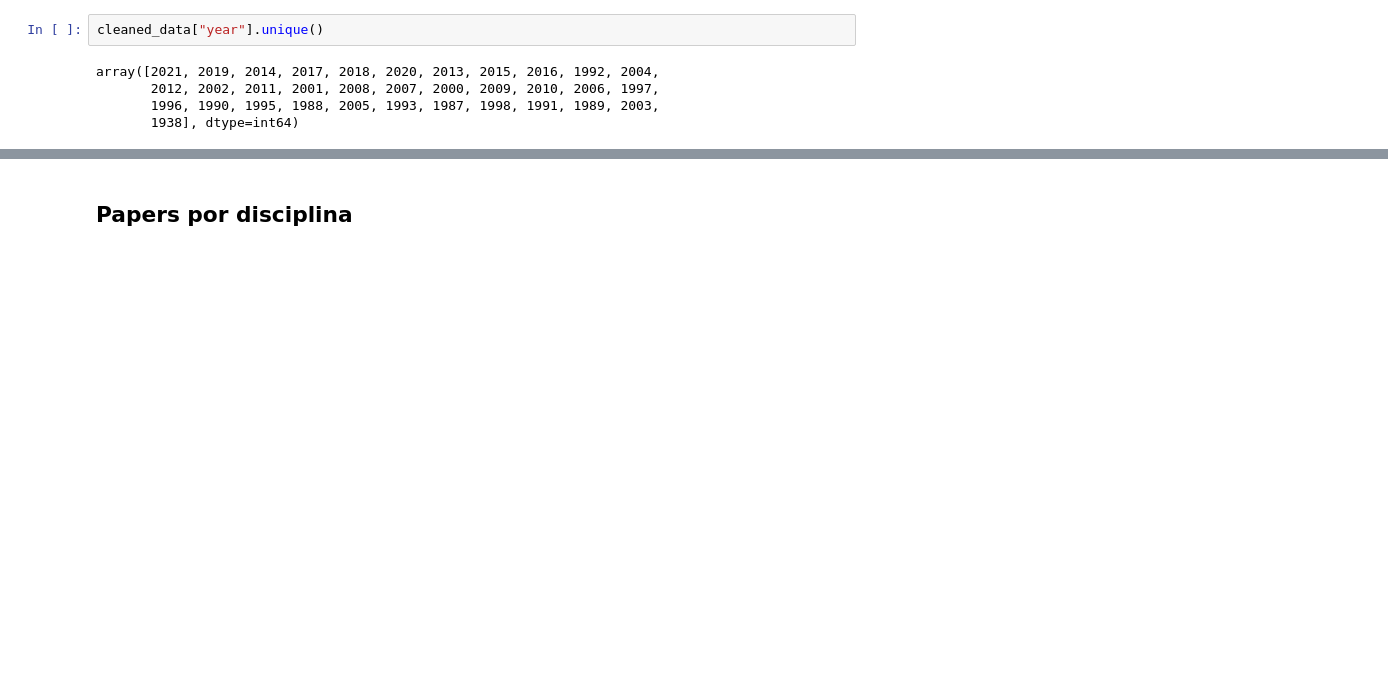
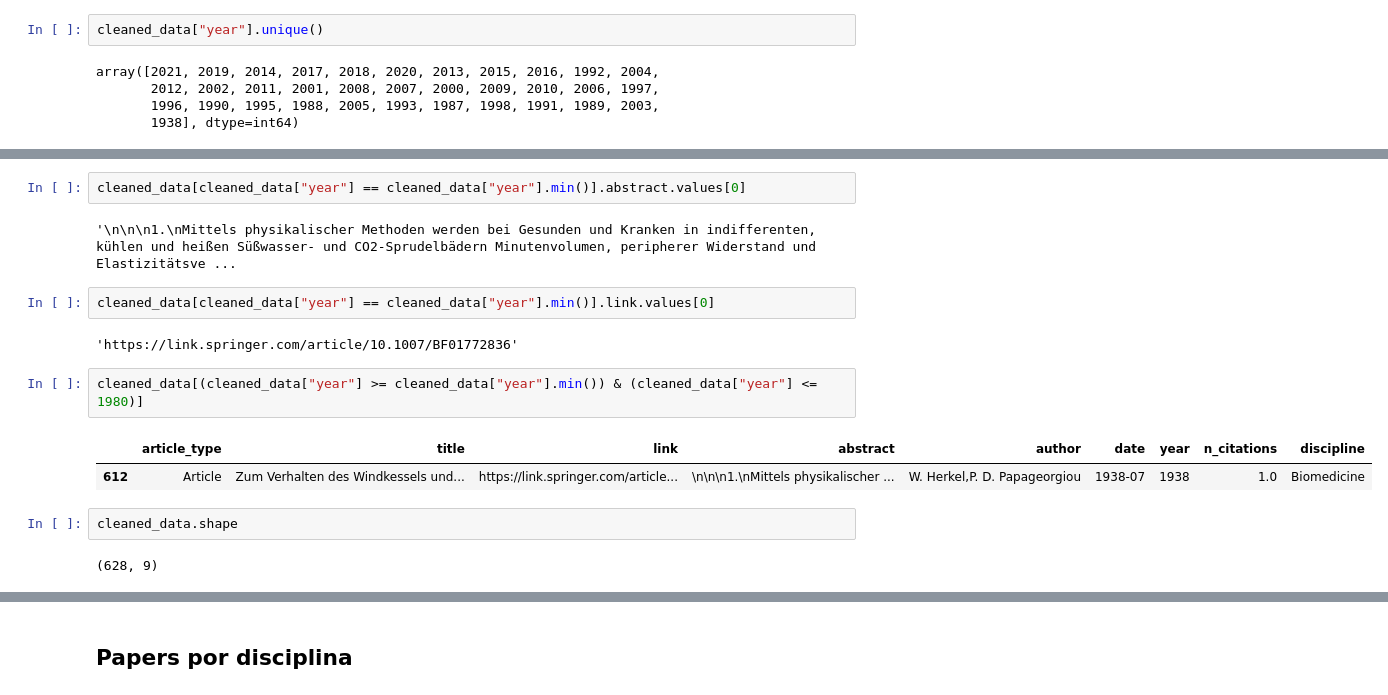
Before and after one commit to GustavoGil13/springer-link-scraper, a Jupyter notebook: springer_link_nb.ipynb, the cells around one changed output, grey strips where cells are left out. Saved outputs shown, nothing was run; the diff lists cells and outputs as text; blank space fills up the shorter version.

```diff
--- a/springer_link_nb.ipynb
+++ b/springer_link_nb.ipynb
@@ -154,0 +195,17 @@ plt.show()
+# %%
+cleaned_data[cleaned_data["year"] == cleaned_data["year"].min()].abstract.values[0]
+# %% [output]
+'\n\n\n1.\nMittels physikalischer Methoden werden bei Gesunden und Kranken in indifferenten, kühlen und heißen Süßwasser- und CO2-Sprudelbädern Minutenvolumen, peripherer Widerstand und Elastizitätsve ...
+# %%
+cleaned_data[cleaned_data["year"] == cleaned_data["year"].min()].link.values[0]
+# %% [output]
+'https://link.springer.com/article/10.1007/BF01772836'
+# %%
+cleaned_data[(cleaned_data["year"] >= cleaned_data["year"].min()) & (cleaned_data["year"] <= 1980)]
+# %% [output]
+|  | article_type | title | link | abstract | author | date | year | n_citations | discipline |
+| 612 | Article | Zum Verhalten des Windkessels und... | https://link.springer.com/article... | \n\n\n1.\nMittels physikalischer ... | W. Herkel,P. D. Papageorgiou | 1938-07 | 1938 | 1.0 | Biomedicine |
+# %%
+cleaned_data.shape
+# %% [output]
+(628, 9)
```
Also changed, not shown: parts of 14 cells of this notebook.
